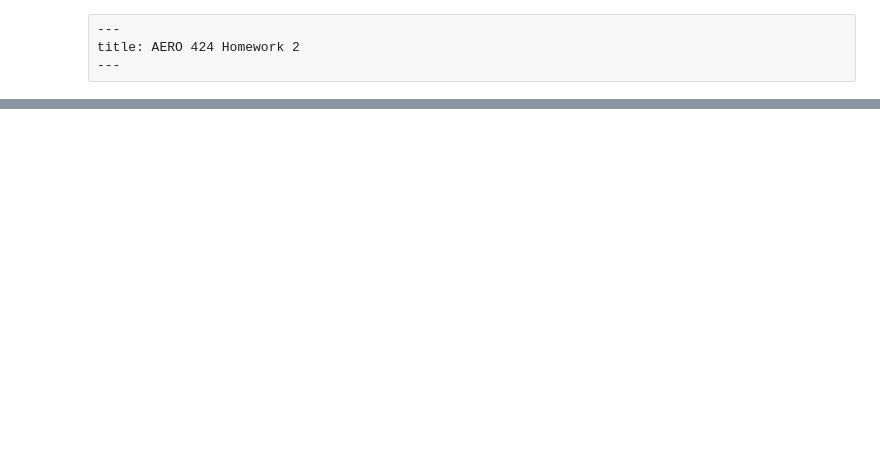
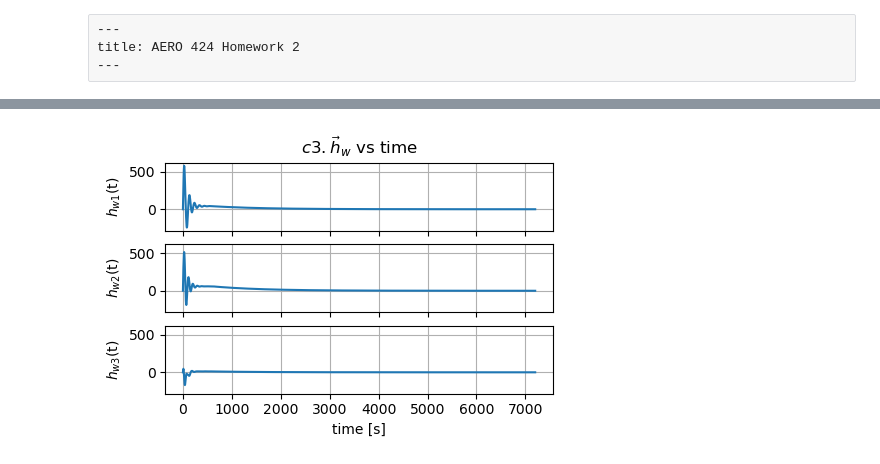
Before and after one commit to jjermstad24/Fall_2024_Classes, a Jupyter notebook: AERO_424/Exam_3.ipynb, the cells around one changed output, grey strips where cells are left out. Drawn from its saved outputs; the diff is of its cells as text; code cells hidden in the pictures; blank space fills up the shorter version.

```diff
--- a/AERO_424/Exam_3.ipynb
+++ b/AERO_424/Exam_3.ipynb
@@ -166,0 +363,10 @@ def EOM(x,t):
+# %%
+t_star = 10*60
+idx = np.where(times==t_star)[0]
+q_star = q[:,idx]
+w_star = w[:,idx]
+hw_star = hw[:,idx]
+
+displayH(sy.Symbol(r"d1.\; q(t^{*})="),sy.Matrix(q_star))
+displayH(sy.Symbol(r"d2.\; \omega(t^{*})="),sy.Matrix(w_star),sy.Symbol(r"\left[\frac{rad}{s}\right]"))
+displayH(sy.Symbol(r"d3.\; h_w(t^{*})="),sy.Matrix(hw_star),sy.Symbol(r"\left[\frac{kg \cdot m^2}{s}\right]"))
@@ -166,0 +428,6 @@ def EOM(x,t):
+# %%
+xROT_star = np.vstack([q_star,w_star,hw_star])[:,0]
+
+times = np.arange(0,tf+0.1,5)
+b_eci = pd.read_csv("bvec_ECI_rec.csv",header=None).T.to_numpy()
+b_eci_func = interp1d(times,b_eci.T,bounds_error=False,fill_value=(b_eci[0],b_eci[-1]))
@@ -166,0 +484,18 @@ def EOM(x,t):
+# %%
+xROT = odeint(Rotational_EOM_MAGNETORQUER,xROT_0,times,rtol=tol,atol=tol,args=(kp,kd,km)).T
+q = xROT[:4]
+w = xROT[4:7]
+hw = xROT[7:]
+
+fig,axes = plt.subplots(3,sharex=True,sharey=True,figsize=(5,3))
+axes[0].set_title(r"$c3. \vec{h}_w\text{ vs time}$")
+for idx,var_name in enumerate([r"$h_{w1}$",
+                                r"$h_{w2}$",
+                                r"$h_{w3}$"]):
+    axes[idx].plot(times,hw[idx])
+    axes[idx].set_ylabel(var_name+"(t)")
+    axes[idx].grid()
+axes[-1].set_xlabel("time [s]")
+plt.show()
+# %% [output]
+[figure, added]
```
Also changed, not shown: parts of 22 cells of this notebook, 1 other file.
